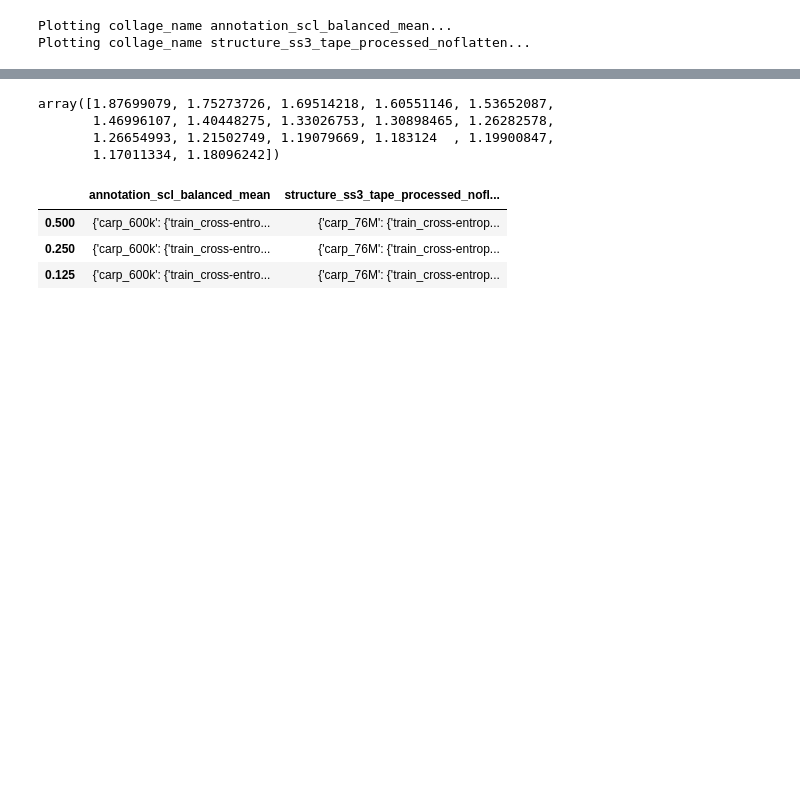
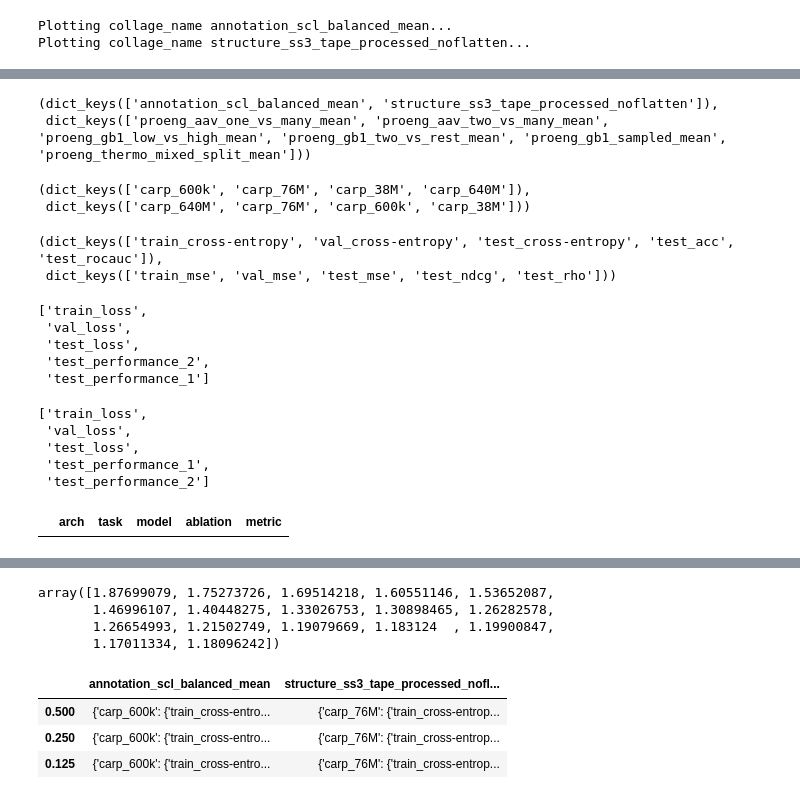
Before and after one commit to microsoft/protein-transfer, a Jupyter notebook: sandbox/results_reorg.ipynb, the cells around one changed output, grey strips where cells are left out. Drawn from its saved outputs; the diff is of its cells as text; code cells hidden in the pictures; blank space fills up the shorter version.

```diff
--- a/sandbox/results_reorg.ipynb
+++ b/sandbox/results_reorg.ipynb
@@ -37,0 +35,52 @@ defaultdict(dict,
+# %%
+pytorch_carp.layer_analysis_dict.keys(), sklearn_carp.layer_analysis_dict.keys()
+# %% [output]
+(dict_keys(['annotation_scl_balanced_mean', 'structure_ss3_tape_processed_noflatten']),
+ dict_keys(['proeng_aav_one_vs_many_mean', 'proeng_aav_two_vs_many_mean', 'proeng_gb1_low_vs_high_mean', 'proeng_gb1_two_vs_rest_mean', 'proeng_gb1_sampled_mean', 'proeng_thermo_mixed_split_mean']))
+# %%
+pytorch_carp.layer_analysis_dict[
+    "annotation_scl_balanced_mean"
+].keys(), sklearn_carp.layer_analysis_dict["proeng_aav_one_vs_many_mean"].keys()
+# %% [output]
+(dict_keys(['carp_600k', 'carp_76M', 'carp_38M', 'carp_640M']),
+ dict_keys(['carp_640M', 'carp_76M', 'carp_600k', 'carp_38M']))
+# %%
+pytorch_carp.layer_analysis_dict["annotation_scl_balanced_mean"][
+    "carp_600k"
+].keys(), sklearn_carp.layer_analysis_dict["proeng_aav_one_vs_many_mean"][
+    "carp_600k"
+].keys()
+# %% [output]
+(dict_keys(['train_cross-entropy', 'val_cross-entropy', 'test_cross-entropy', 'test_acc', 'test_rocauc']),
+ dict_keys(['train_mse', 'val_mse', 'test_mse', 'test_ndcg', 'test_rho']))
+# %%
+[
+    metric_simplifier(m)
+    for m in pytorch_carp.layer_analysis_dict["annotation_scl_balanced_mean"][
+        "carp_600k"
+    ].keys()
+]
+# %% [output]
+['train_loss',
+ 'val_loss',
+ 'test_loss',
+ 'test_performance_2',
+ 'test_performance_1']
+# %%
+[
+    metric_simplifier(m)
+    for m in sklearn_carp.layer_analysis_dict["proeng_aav_one_vs_many_mean"][
+        "carp_600k"
+    ].keys()
+]
+# %% [output]
+['train_loss',
+ 'val_loss',
+ 'test_loss',
+ 'test_performance_1',
+ 'test_performance_2']
+# %%
+master_results = pd.DataFrame(columns=["arch", "task", "model", "ablation", "metric", ])
+master_results
+# %% [output]
+|  | arch | task | model | ablation | metric |
```
Also changed, not shown: parts of 8 cells of this notebook, 4 other files.
